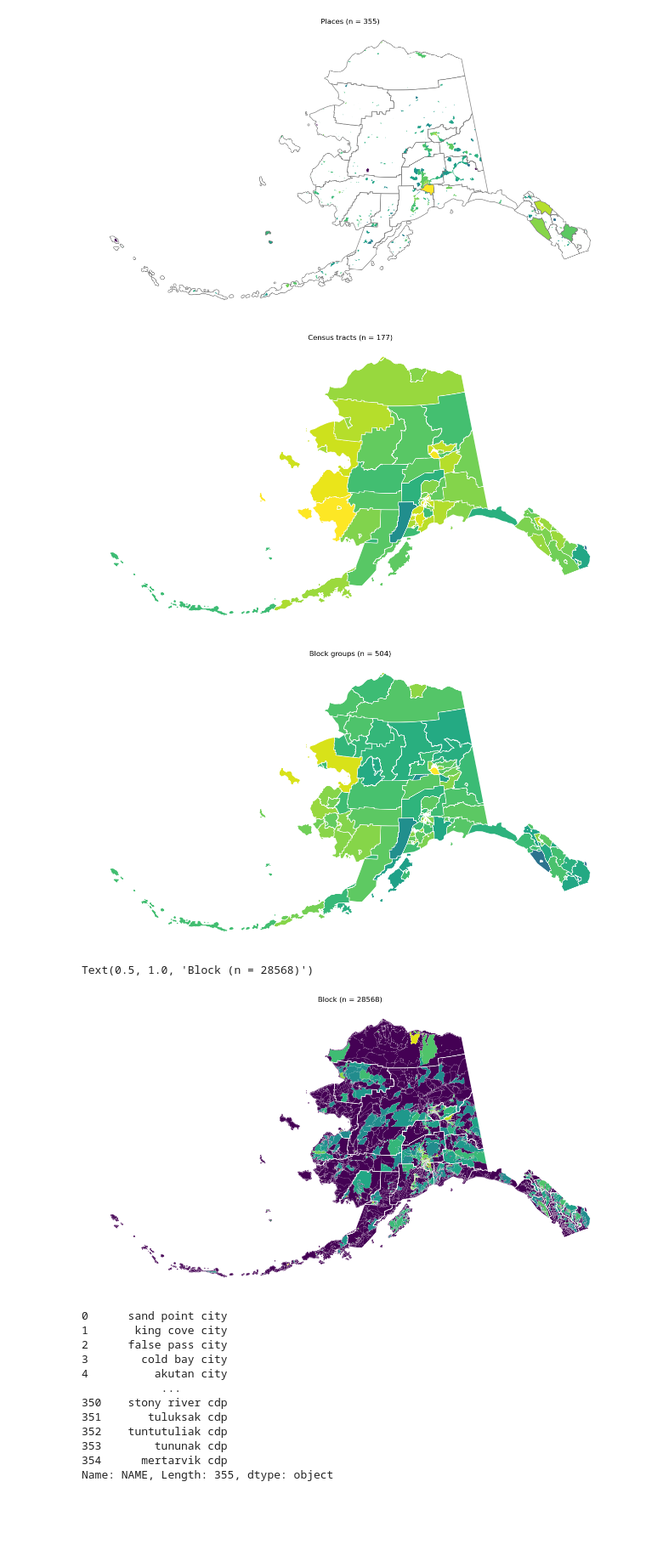
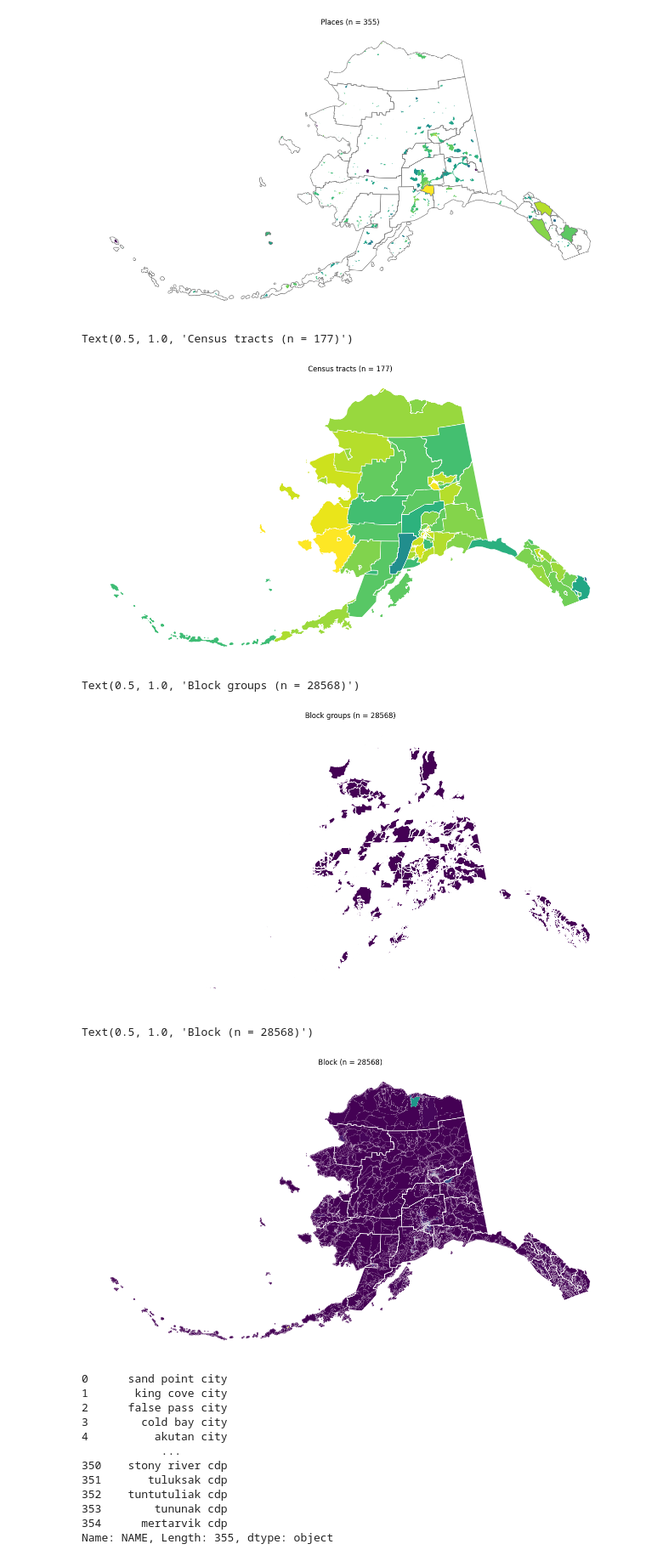
Before and after one commit to uwescience/DSSG2023-Heating-Loads, a Jupyter notebook: Code/AK_boundaries.ipynb, the cells around one changed output. Shown at 85% size. Saved outputs shown, nothing was run; the diff lists cells and outputs as text; code cells hidden in the pictures; blank space fills up the shorter version.

Commit message:
changing data source

```diff
--- a/Code/AK_boundaries.ipynb
+++ b/Code/AK_boundaries.ipynb
@@ -17,11 +20,11 @@ with urlopen(zipurl) as zipresp:
 # %%
 # load shapefile from AK's Department of Labor and Workforce Development
 # https://live.laborstats.alaska.gov/cen/maps-gis
-boroughs = gpd.read_file("../Data/shapefiles/Boroughs2020/")
-places = gpd.read_file("../Data/shapefiles/Places2020/")
-census_tracts = gpd.read_file("../Data/shapefiles/Tracts2020/")
-block_groups = gpd.read_file("../Data/shapefiles/BlockGroups2020/")
-blocks = gpd.read_file('/tmp/Blocks2020/')
+boroughs = gpd.read_file('../DSSG2023-Heating-Loads-Data/shapefiles/Boroughs2020/')
+places = gpd.read_file("../DSSG2023-Heating-Loads-Data/shapefiles/Places2020/")
+census_tracts = gpd.read_file("../DSSG2023-Heating-Loads-Data/shapefiles/Tracts2020/")
+block_groups = gpd.read_file("../DSSG2023-Heating-Loads-Data/shapefiles/Blocks2020/")
+blocks = gpd.read_file("../DSSG2023-Heating-Loads-Data/shapefiles/Blocks2020/")
 
 # make column names lower case
 boroughs.columns = map(str.lower, boroughs.columns)
@@ -123,6 +110,7 @@ ax.set_axis_off()
 plt.title("Census tracts (n = %s)" % len(census_tracts))
 #plt.savefig('../Output/Figures/census_tracts.png', dpi=1200)
 # %% [output]
+Text(0.5, 1.0, 'Census tracts (n = 177)')
 [figure]
 # %%
 # visualize block_groups
@@ -133,19 +121,20 @@ ax.set_axis_off()
 plt.title("Block groups (n = %s)" % len(block_groups))
 #plt.savefig('../Output/Figures/block_groups.png', dpi=1200)
 # %% [output]
+Text(0.5, 1.0, 'Block groups (n = 28568)')
-[figure, old version]
+[figure, new version]
 # %%
 # visualize blocks
-blocks['log_pop'] = np.log(blocks.totalpop+0.001)
+blocks['log_pop'] = blocks.totalpop
 fig, ax = plt.subplots(figsize=(16, 9))
 blocks.plot(ax = ax, column="log_pop", figsize=(16, 9), edgecolor = 'white', lw = 0.1)
 boroughs.plot(ax = ax, facecolor='none', edgecolor='white')
 ax.set_axis_off()
 plt.title("Block (n = %s)" % len(blocks))
 #plt.savefig('../Output/Figures/blocks.png', dpi=1200)
 # %% [output]
 Text(0.5, 1.0, 'Block (n = 28568)')
-[figure, old version]
+[figure, new version]
 # %%
 ## Investigate the difference between Alan's city CSV and Census places
 alan_city = pd.read_csv("../Data/city.csv")
```
Also changed, not shown: parts of 7 cells of this notebook.
